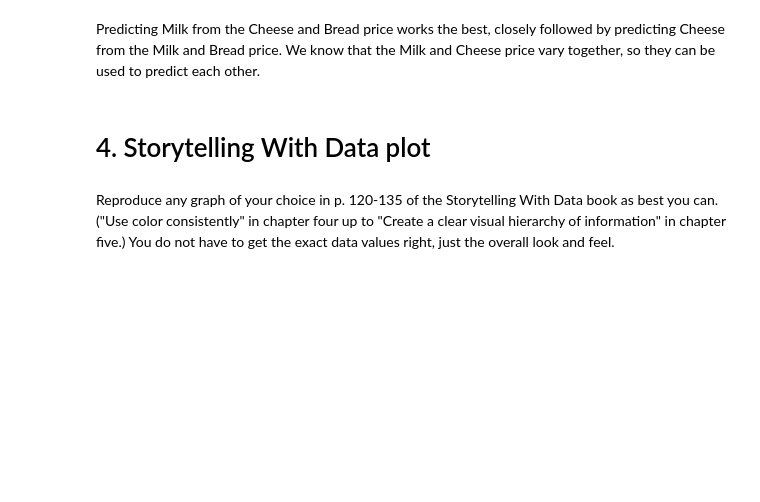
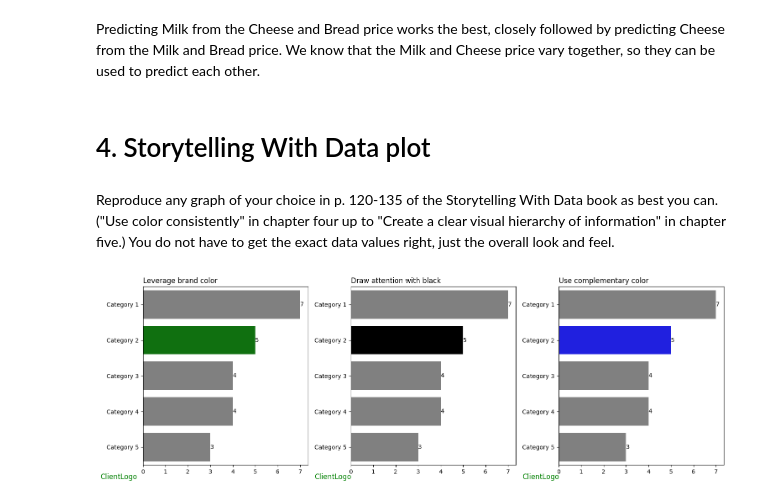
Before and after one commit to calebhadley1/Module-B-semester-2, a Jupyter notebook: OMDS-ModB2-Week8-Hadley-Caleb.ipynb, the cells around one changed output. Drawn from its saved outputs; the diff is of its cells as text; code cells hidden in the pictures; blank space fills up the shorter version.

```diff
--- a/OMDS-ModB2-Week8-Hadley-Caleb.ipynb
+++ b/OMDS-ModB2-Week8-Hadley-Caleb.ipynb
@@ -370,3 +370,40 @@ Predicting Milk from the Cheese and Bread price works the best, closely followed
 # 4. Storytelling With Data plot
 # %% [markdown]
 Reproduce any graph of your choice in p. 120-135 of the Storytelling With Data book as best you can.  ("Use color consistently" in chapter four up to "Create a clear visual hierarchy of information" in chapter five.)    You do not have to get the exact data values right, just the overall look and feel.
+# %%
+# Figure 4.16 (Page 124)
+df_4 = pd.DataFrame(
+    [[7,5,4,4,3]],
+    columns=['Category 1', 'Category 2', 'Category 3', 'Category 4', 'Category 5']
+)
+
+fig, (ax1, ax2, ax3) = plt.subplots(1, 3, figsize=(15, 5), sharey=True)
+
+first_colors = ['gray' if col != 'Category 2' else 'green' for col in df_4.columns]
+second_colors = ['gray' if col != 'Category 2' else 'black' for col in df_4.columns]
+third_colors = ['gray' if col != 'Category 2' else 'blue' for col in df_4.columns]
+
+sns.barplot(data=df_4, orient = 'h', palette=first_colors, ax=ax1)
+ax1.set_title("Leverage brand color", loc='left')
+plt.figtext(0.0, 0.01, "ClientLogo", fontsize=12, color="green")
+
+sns.barplot(data=df_4, orient = 'h', palette=second_colors, ax=ax2)
+ax2.set_title("Draw attention with black", loc='left')
+plt.figtext(0.34, 0.01, "ClientLogo", fontsize=12, color="green")
+
+sns.barplot(data=df_4, orient = 'h', palette=third_colors, ax=ax3)
+ax3.set_title("Use complementary color", loc='left')
+plt.figtext(0.67, 0.01, "ClientLogo", fontsize=12, color="green")
+
+for container in ax1.containers:
+    ax1.bar_label(container)
+for container in ax2.containers:
+    ax2.bar_label(container)
+for container in ax3.containers:
+    ax3.bar_label(container)
+ax1.tick_params(labelleft=True)
+ax2.tick_params(labelleft=True)
+ax3.tick_params(labelleft=True)
+plt.tight_layout()
+# %% [output]
+[figure, added]
```
